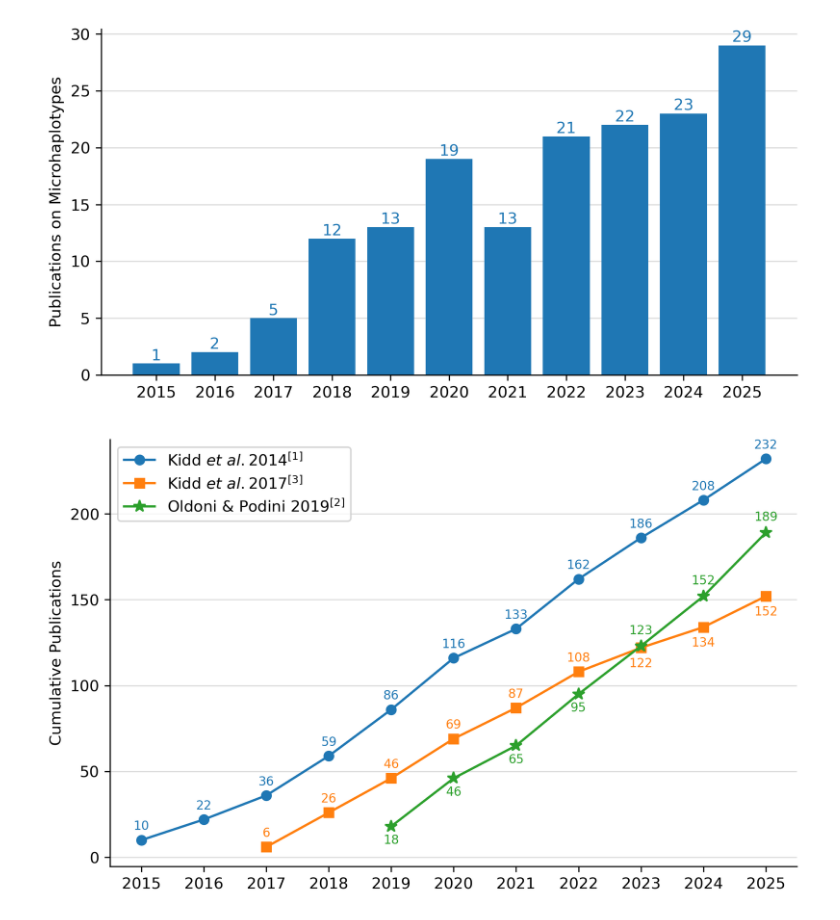
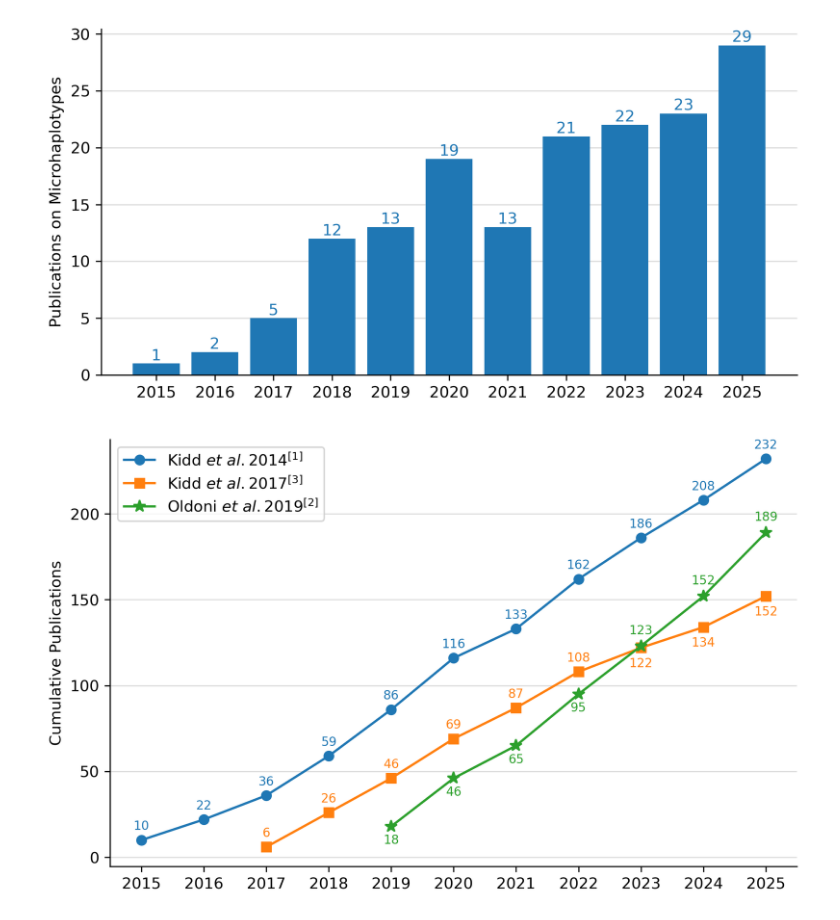
Before and after one commit to bioforensics/MicroHapDB, a Jupyter notebook: notebooks/mwg-paper-figures/mwg-paper-figures.ipynb, the cells around one changed output. Saved outputs shown, nothing was run; the diff lists cells and outputs as text; code cells hidden in the pictures.

Commit message:
figures

```diff
--- a/notebooks/mwg-paper-figures/mwg-paper-figures.ipynb
+++ b/notebooks/mwg-paper-figures/mwg-paper-figures.ipynb
@@ -26,33 +26,33 @@ kidd2017 = [0, 0, 6, 26, 46, 69, 87, 108, 122, 134, 152]
 oldoni2019 = [0, 0, 0, 0, 18, 46, 65, 95, 123, 152, 189]
 plt.plot(x, kidd2014, color="tab:blue", marker="o", label="Kidd $\it{et\ al.}$2014$^{[1]}$")
 plt.plot(x[2:], kidd2017[2:], color="tab:orange", marker="s", label="Kidd $\it{et\ al.}$2017$^{[3]}$")
-plt.plot(x[4:], oldoni2019[4:], color="tab:green", marker="*", label="Oldoni & Podini 2019$^{[2]}$", markersize=8)
+plt.plot(x[4:], oldoni2019[4:], color="tab:green", marker="*", label="Oldoni $\it{et\ al.}$2019$^{[2]}$", markersize=8)
 plt.xticks(x)
 ax = plt.gca()
 ax.yaxis.grid(True, color="#DDDDDD")
 ax.set_axisbelow(True)
 ax.spines["top"].set_visible(False)
 ax.spines["right"].set_visible(False)
 plt.ylabel("Cumulative Publications")
 plt.legend(loc="upper left")
 for year, num in zip(x, kidd2014):
     plt.text(year, num + 4.5, str(num), ha='center', va='bottom', fontsize=8, color="tab:blue")
 for year, num in zip(x, kidd2017):
     if num == 0:
         continue
     if year < 2023:
         plt.text(year, num + 4.5, str(num), ha='center', va='bottom', fontsize=8, color="tab:orange")
     else:
         plt.text(year, num - 5.5, str(num), ha='center', va='top', fontsize=8, color="tab:orange")
 for year, num in zip(x, oldoni2019):
     if num == 0:
         continue
     if year < 2023:
         plt.text(year, num - 4.5, str(num), ha='center', va='top', fontsize=8, color="tab:green")
     else:
         plt.text(year, num + 5.5, str(num), ha='center', va='bottom', fontsize=8, color="tab:green")
 plt.savefig("fig1b.png", bbox_inches="tight")
 plt.savefig("fig1b.jpg", bbox_inches="tight")
 plt.savefig("fig1b.pdf", bbox_inches="tight")
 # %% [output]
-[figure, old version]
+[figure, new version]
```
Also changed, not shown: 3 other files.
